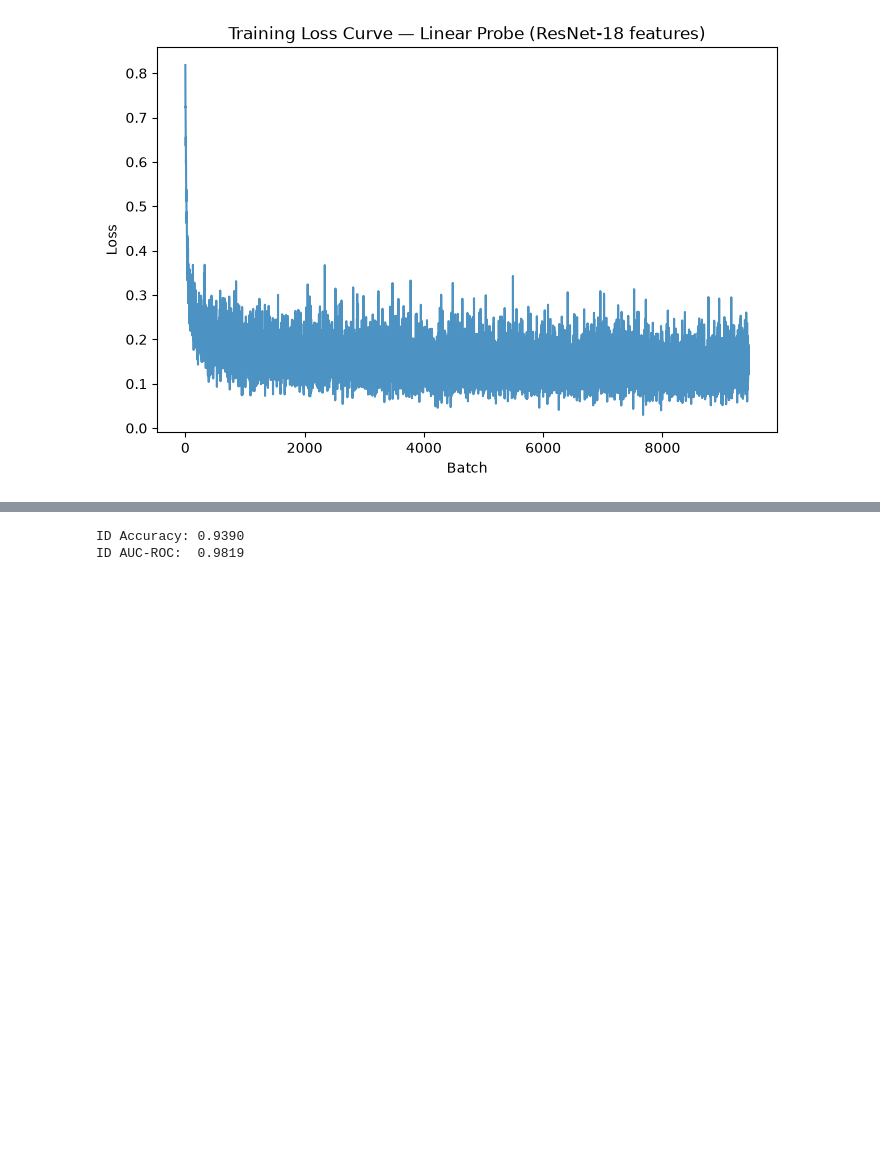
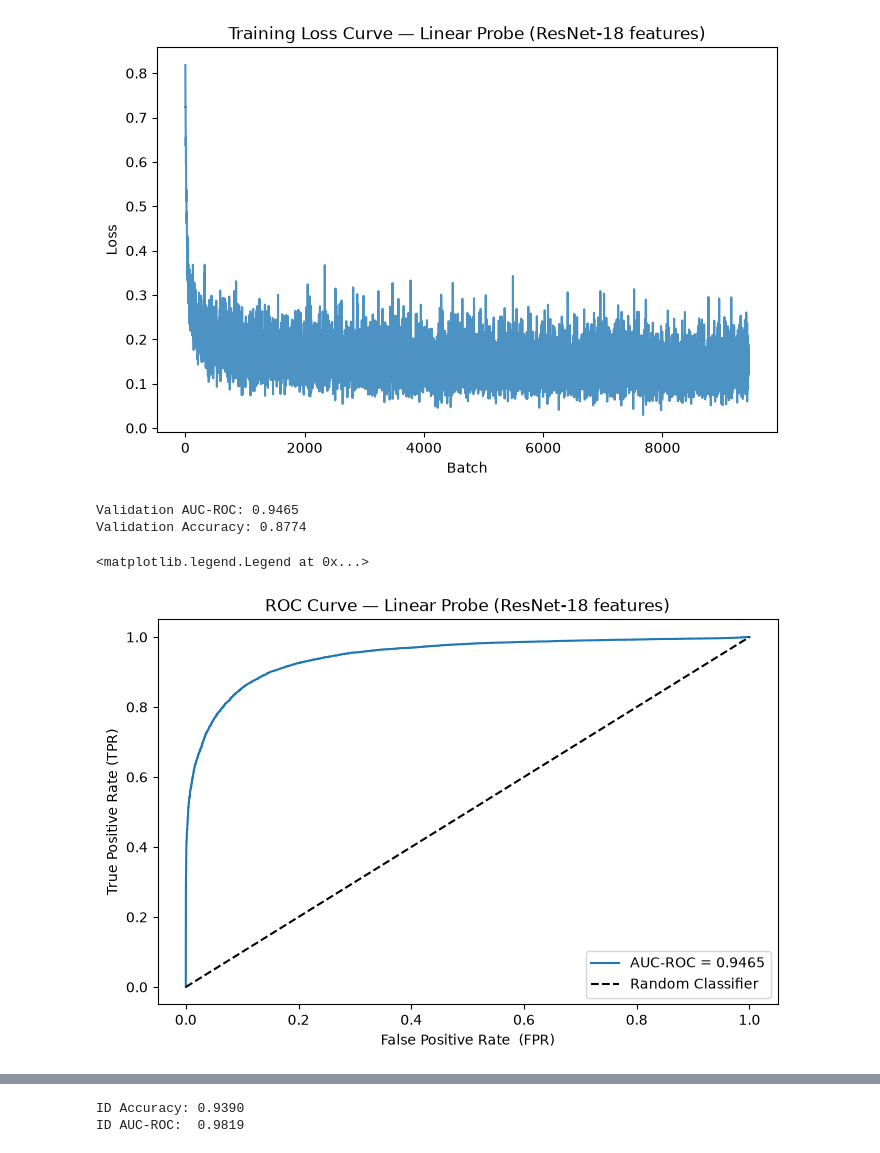
Before and after one commit to mariagabi-lustosa/Tarefa3_MC886, a Jupyter notebook: mc886_1s2026_assignment_3.ipynb, the cells around one changed output, grey strips where cells are left out. Saved outputs shown, nothing was run; the diff lists cells and outputs as text; code cells hidden in the pictures; blank space fills up the shorter version.

```diff
--- a/mc886_1s2026_assignment_3.ipynb
+++ b/mc886_1s2026_assignment_3.ipynb
@@ -554,3 +555,23 @@ ax.set_title("Training Loss Curve — Linear Probe (ResNet-18 features)")
 plt.show()
 # %% [output]
 [figure]
+# %%
+# Evaluate the model on the validation set (ID)
+val_results = evaluate_model(model, val_loader)
+print(f"Validation AUC-ROC: {val_results['auc_roc']:.4f}")
+print(f"Validation Accuracy: {val_results['accuracy']:.4f}")
+
+#ROC curve
+fpr, tpr, thresholds = roc_curve(val_results["labels"], val_results["probs"])
+fig, ax = plt.subplots(figsize=(8, 5))
+ax.plot(fpr, tpr, label=f"AUC-ROC = {val_results['auc_roc']:.4f}")
+ax.plot([0, 1], [0, 1], "k--", label="Random Classifier")
+ax.set_xlabel("False Positive Rate  (FPR)")
+ax.set_ylabel("True Positive Rate (TPR)")
+ax.set_title("ROC Curve — Linear Probe (ResNet-18 features)")
+ax.legend()
+# %% [output]
+Validation AUC-ROC: 0.9465
+Validation Accuracy: 0.8774
+<matplotlib.legend.Legend at 0x...>
+[figure, added]
```
Also changed, not shown: parts of 20 cells of this notebook.
